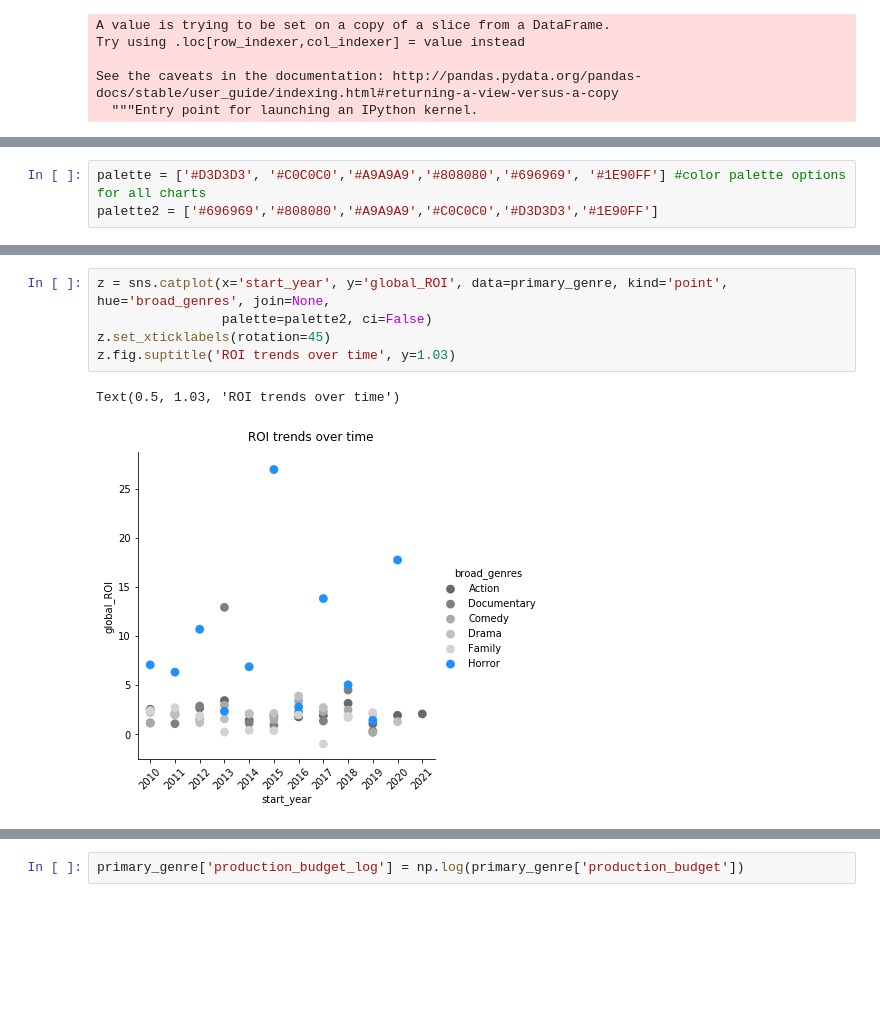
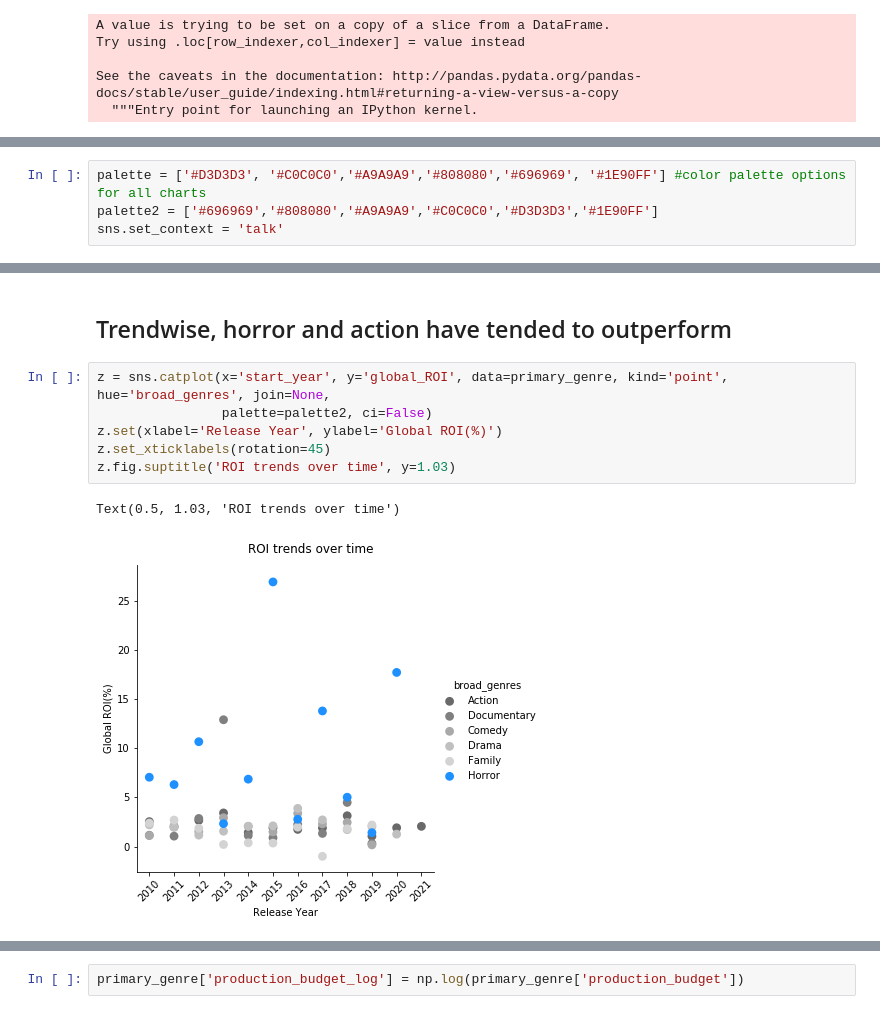
Before and after one commit to JillCarrie/Module1, a Jupyter notebook: data/project1.ipynb, the cells around one changed output, grey strips where cells are left out. Cells and saved outputs as stored; diff of their text form; blank space fills up the shorter version.

```diff
--- a/data/project1.ipynb
+++ b/data/project1.ipynb
@@ -1095,3 +1098,4 @@ See the caveats in the documentation: http://pandas.pydata.org/pandas-docs/stabl
 # %%
 palette = ['#D3D3D3', '#C0C0C0','#A9A9A9','#808080','#696969', '#1E90FF'] #color palette options for all charts
 palette2 = ['#696969','#808080','#A9A9A9','#C0C0C0','#D3D3D3','#1E90FF']
+sns.set_context = 'talk'
@@ -1098,11 +1136,14 @@ palette2 = ['#696969','#808080','#A9A9A9','#C0C0C0','#D3D3D3','#1E90FF']
+# %% [markdown]
+## Trendwise, horror and action have tended to outperform
 # %%
 z = sns.catplot(x='start_year', y='global_ROI', data=primary_genre, kind='point', hue='broad_genres', join=None,
                 palette=palette2, ci=False)
+z.set(xlabel='Release Year', ylabel='Global ROI(%)')
 z.set_xticklabels(rotation=45)
 z.fig.suptitle('ROI trends over time', y=1.03)
 # %% [output]
 Text(0.5, 1.03, 'ROI trends over time')
-[figure, old version]
+[figure, new version]
 # %%
 t = sns.catplot(x='broad_genres', y='global_ROI', data=primary_genre, kind='point',
                 palette=palette2, hue='broad_genres',join=None)
```
Also changed, not shown: parts of 16 cells of this notebook.
